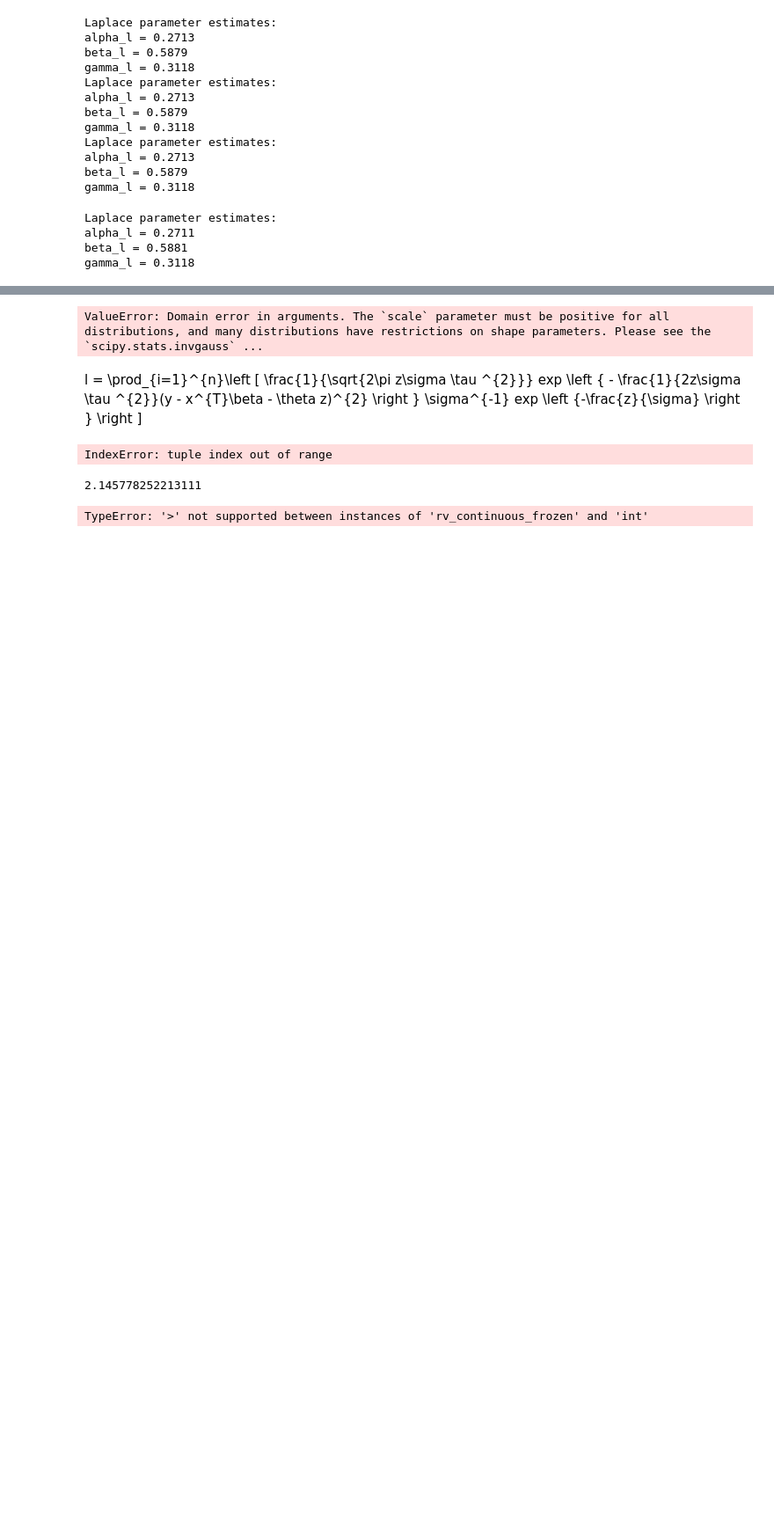
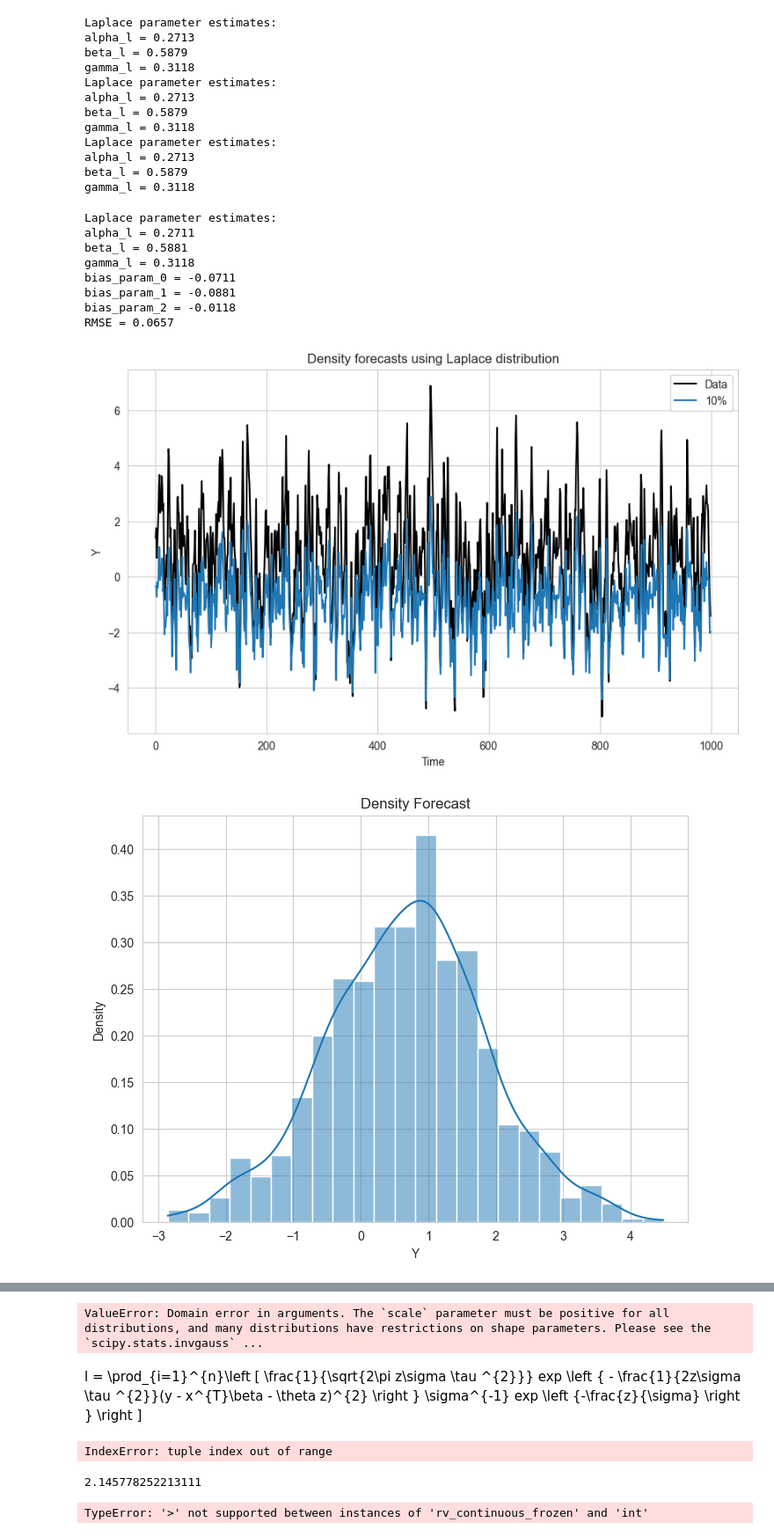
Before and after one commit to FrancescaBelloni/GLS-Quantile-Regression-Asymmetric-Laplace, a Jupyter notebook: Red Paper.ipynb, the cells around one changed output, grey strips where cells are left out. Shown at 88% size. Cells and saved outputs as stored; diff of their text form; code cells hidden in the pictures; blank space fills up the shorter version.

```diff
--- a/Red Paper.ipynb
+++ b/Red Paper.ipynb
@@ -1067,8 +1096,25 @@ print("alpha_l = {:.4f}".format(beta_laplace[0]))
 print("beta_l = {:.4f}".format(beta_laplace[1]))
 print("gamma_l = {:.4f}".format(beta_laplace[2]))
 #print("theta_gls = {:.4f}".format(theta_gls[0, 0]))
+
+def print_parameters_and_biases(beta, actuals):
+    biases = actuals - beta # Calculate the biases
+    for i, bias in enumerate(biases):
+        print(f"bias_param_{i} = {bias:.4f}")
+
+    mse = np.mean(np.square(biases)) # Calculate RMSE
+    rmse = np.sqrt(mse)
+    print(f"RMSE = {rmse:.4f}")
+
+
+actuals = [0.2, 0.5, 0.3] # True parameters alpha, beta, gamma, theta
+print_parameters_and_biases(beta_laplace, actuals)
 # %% [output]
 Laplace parameter estimates:
 alpha_l = 0.2711
 beta_l = 0.5881
 gamma_l = 0.3118
+bias_param_0 = -0.0711
+bias_param_1 = -0.0881
+bias_param_2 = -0.0118
+RMSE = 0.0657
@@ -1079,0 +1121,47 @@ gamma_l = 0.3118
+# %%
+
+import numpy as np
+from scipy.stats import norm
+#Step 2: Generate Density Forecasts
+T = len(y)
+alpha_l, beta_l, gamma_l = beta_laplace # Extract parameters from Laplace estimation
+
+#Set quantile levels
+quantiles = [0.1, 0.5, 0.9,]
+num_quantiles = len(quantiles)
+
+#Generate density forecasts for each quantile level
+density_forecasts = np.zeros((T, num_quantiles))
+for i, q in enumerate(quantiles):
+    for t in range(T):
+        mu = alpha_l + beta_l * y[t] + gamma_l * x[t]
+        density_forecasts[t, i] = mu + norm.ppf(q) * sigma_hat * np.sqrt(1 + theta_hat**2)
+
+#Step 3: Plot density forecasts
+import matplotlib.pyplot as plt
+import seaborn as sns
+
+sns.set_style('whitegrid')
+
+fig, ax = plt.subplots(figsize=(10, 6))
+
+#Plot data
+ax.plot(y, color='black', label='Data')
+
+#Plot density forecasts
+for i, q in enumerate(quantiles):
+    ax.plot(density_forecasts[:, i], label='{}%'.format(int(q * 100)))
+    ax.legend()
+    ax.set(title='Density forecasts using Laplace distribution', xlabel='Time', ylabel='Y')
+    plt.show()
+
+# Step 3: Plot density forecast using histogram
+fig, ax = plt.subplots(figsize=(8,6))
+sns.histplot(density_forecasts[:, 1], kde=True, stat='density', ax=ax)
+ax.set_xlabel('Y')
+ax.set_ylabel('Density')
+ax.set_title('Density Forecast')
+plt.show()
+# %% [output]
+[figure, added]
+[figure, added]
```
Also changed, not shown: parts of 10 cells of this notebook.
